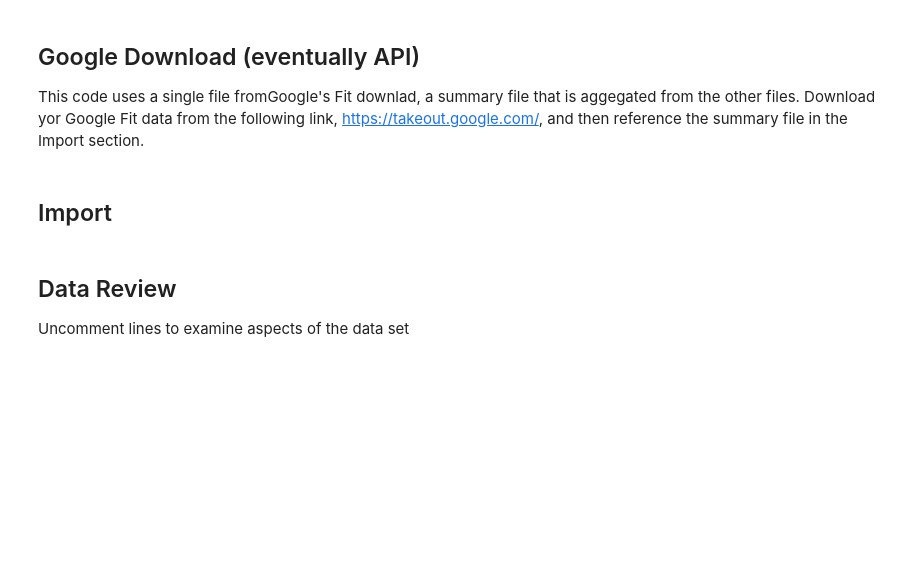
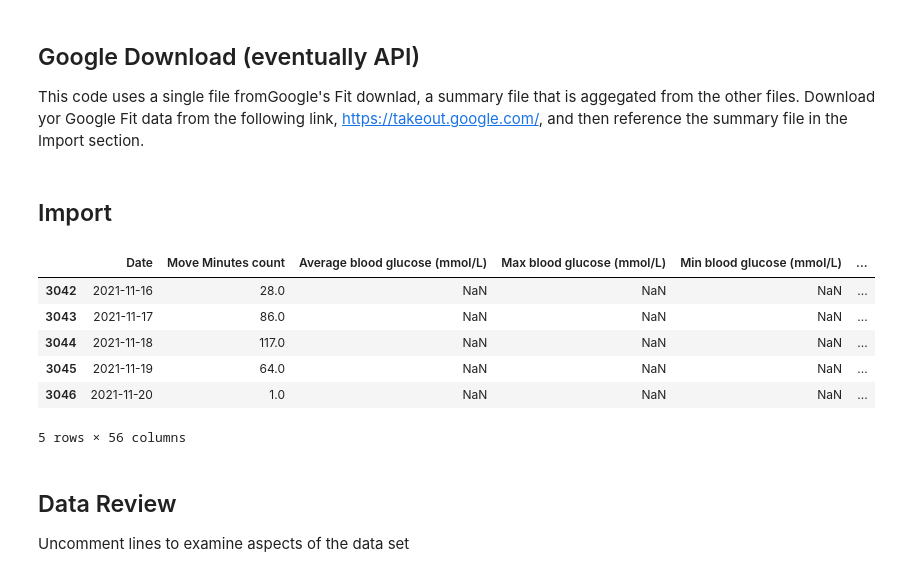
Before and after one commit to JamesIgoe/GoogleFitAnalysis, a Jupyter notebook: Analysis.ipynb, the cells around one changed output. Cells and saved outputs as stored; diff of their text form; code cells hidden in the pictures; blank space fills up the shorter version.

```diff
--- a/Analysis.ipynb
+++ b/Analysis.ipynb
@@ -31,16 +31,24 @@ This code uses a single file fromGoogle's Fit downlad, a summary file that is ag
 # %%
 import os
 os_name = os.sys.platform
 
-fileName = '2021-06-26 Daily Summaries.csv'
+fileName = '2021-11-20 Daily Summaries.csv'
 #Mac Path
 if os_name == 'darwin':
     filePath = '/Users/igoeja/Documents/GitHub/DataAnalytics/Data/' + fileName
 else:
     filePath = 'c:\\Users\\igoej\\OneDrive\\Documents\\GitHub\\DataAnalytics\\Data\\' + fileName
 
 df_fit = pd.read_csv(filePath)
 df_fit.tail()
+# %% [output]
+|  | Date | Move Minutes count | Average blood glucose (mmol/L) | Max blood glucose (mmol/L) | Min blood glucose (mmol/L) | ... |
+| 3042 | 2021-11-16 | 28.0 | NaN | NaN | NaN | ... |
+| 3043 | 2021-11-17 | 86.0 | NaN | NaN | NaN | ... |
+| 3044 | 2021-11-18 | 117.0 | NaN | NaN | NaN | ... |
+| 3045 | 2021-11-19 | 64.0 | NaN | NaN | NaN | ... |
+| 3046 | 2021-11-20 | 1.0 | NaN | NaN | NaN | ... |
+5 rows × 56 columns
 # %% [markdown]
 ## Data Review
 
```
Also changed, not shown: parts of 25 cells of this notebook, 1 other file.
